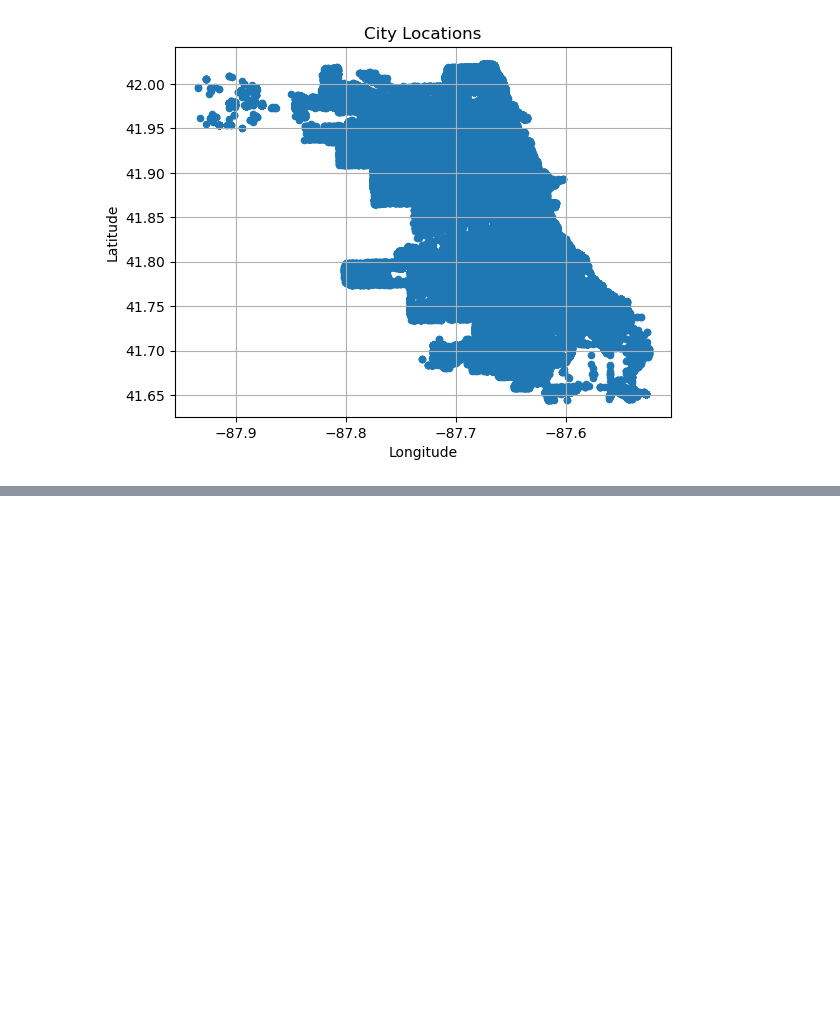
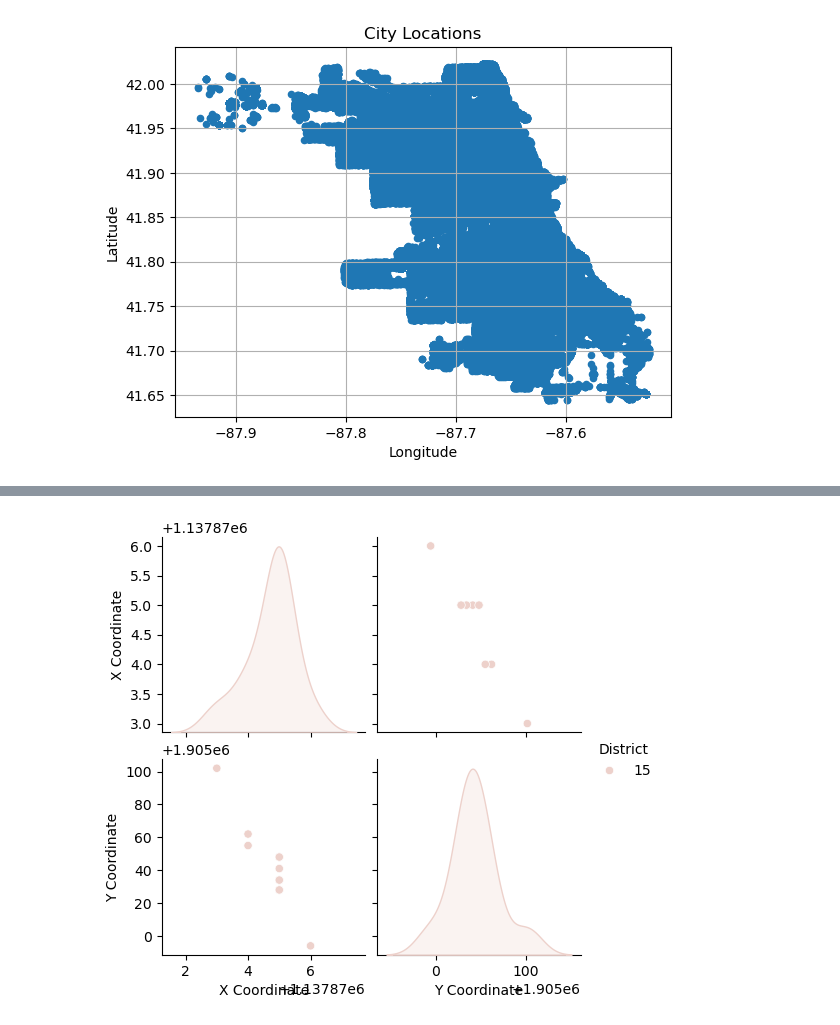
Before and after one commit to cralbert/analisis_datos, a Jupyter notebook: tp/tp.ipynb, the cells around one changed output, grey strips where cells are left out. Saved outputs shown, nothing was run; the diff lists cells and outputs as text; code cells hidden in the pictures; blank space fills up the shorter version.

```diff
--- a/tp/tp.ipynb
+++ b/tp/tp.ipynb
@@ -191,0 +257,6 @@ plt.show()
+# %%
+df_block = df[df['District'] == '008XX N MASSASOIT AVE'][['Block', 'Location Description', 'Ward', 'Community Area', 'District', 'Beat', 'X Coordinate', 'Y Coordinate', 'Location']]
+sns.pairplot(data=df_block[['X Coordinate', 'Y Coordinate', 'District']], hue='District')
+plt.show()
+# %% [output]
+[figure, added]
```
Also changed, not shown: parts of 38 cells of this notebook, 1 other file.
